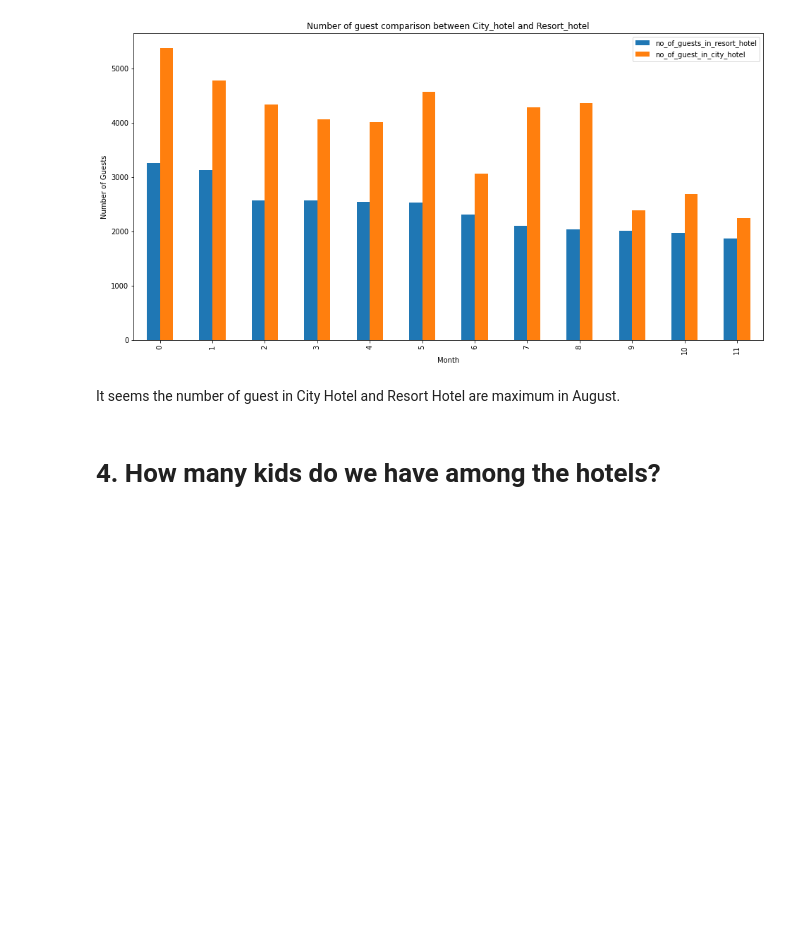
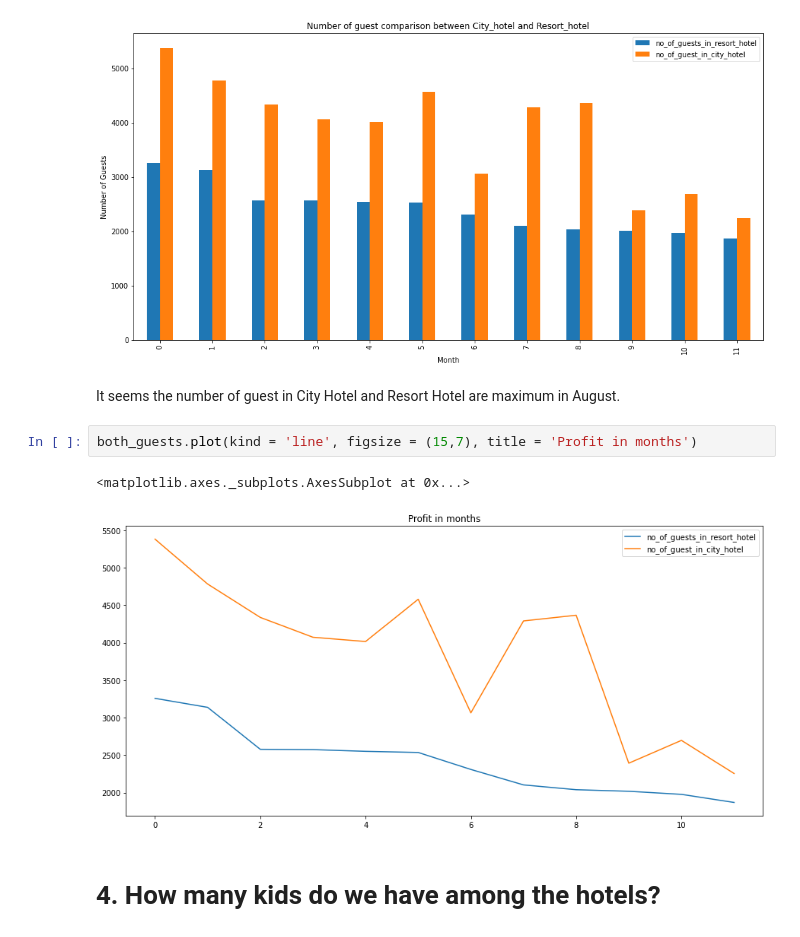
Before and after one commit to Ashik9576/Hotel-Booking-Analysis, a Jupyter notebook: Copy_of_Hotel_Booking_Analysis_Capstone_Project.ipynb, the cells around one changed output. Saved outputs shown, nothing was run; the diff lists cells and outputs as text; blank space fills up the shorter version.

```diff
--- a/Copy_of_Hotel_Booking_Analysis_Capstone_Project.ipynb
+++ b/Copy_of_Hotel_Booking_Analysis_Capstone_Project.ipynb
@@ -197,6 +242,11 @@ Text(0.5, 0, 'Month')
 [figure]
 # %% [markdown]
 It seems the number of guest in City Hotel and Resort Hotel are maximum in August.
+# %%
+both_guests.plot(kind = 'line', figsize = (15,7), title = 'Profit in months')
+# %% [output]
+<matplotlib.axes._subplots.AxesSubplot at 0x...>
+[figure, added]
 # %% [markdown]
 # **4. How many kids do we have among the hotels?**
 # %%
```
Also changed, not shown: parts of 15 cells of this notebook.
